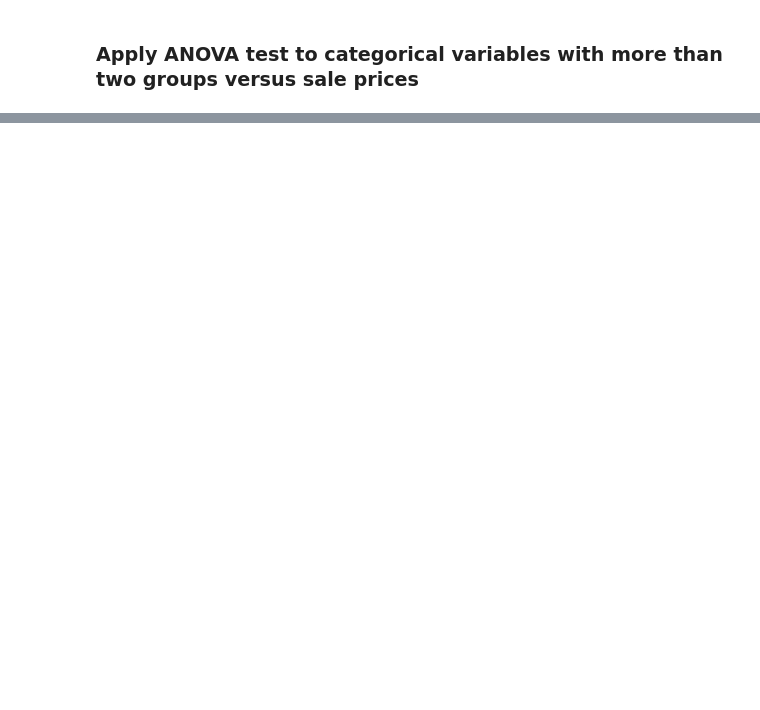
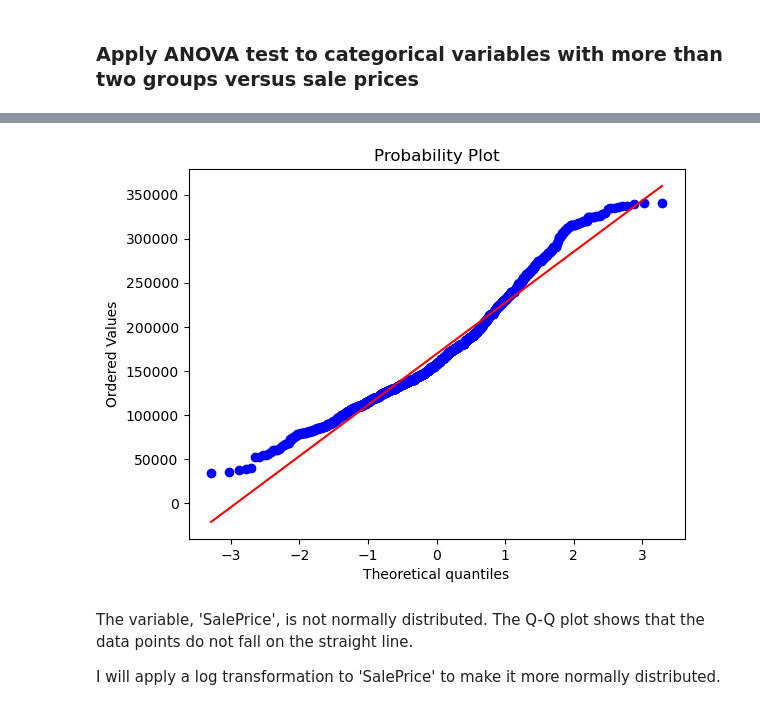
Before and after one commit to davidzhao1015/house-price-eda, a Jupyter notebook: house-price-EDA.ipynb, the cells around one changed output, grey strips where cells are left out. Cells and saved outputs as stored; diff of their text form; code cells hidden in the pictures; blank space fills up the shorter version.

```diff
--- a/house-price-EDA.ipynb
+++ b/house-price-EDA.ipynb
@@ -817,0 +1197,10 @@ print(ttest_results_df)
+# %%
+# Normal probability plot
+stats.probplot(train_df_dropna_clean2['SalePrice'], plot=plt)
+plt.show()
+# %% [output]
+[figure, added]
+# %% [markdown]
+The variable, 'SalePrice', is not normally distributed. The Q-Q plot shows that the data points do not fall on the straight line.
+
+I will apply a log transformation to 'SalePrice' to make it more normally distributed.
```
Also changed, not shown: parts of 57 cells of this notebook.
